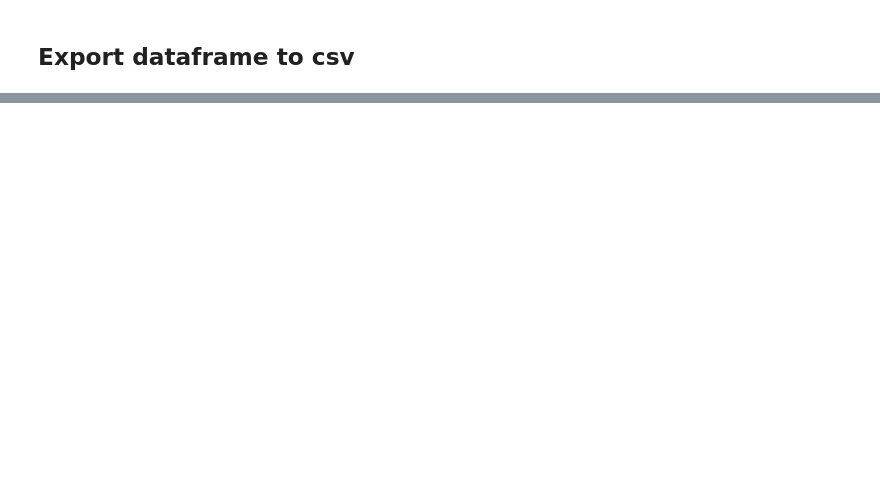
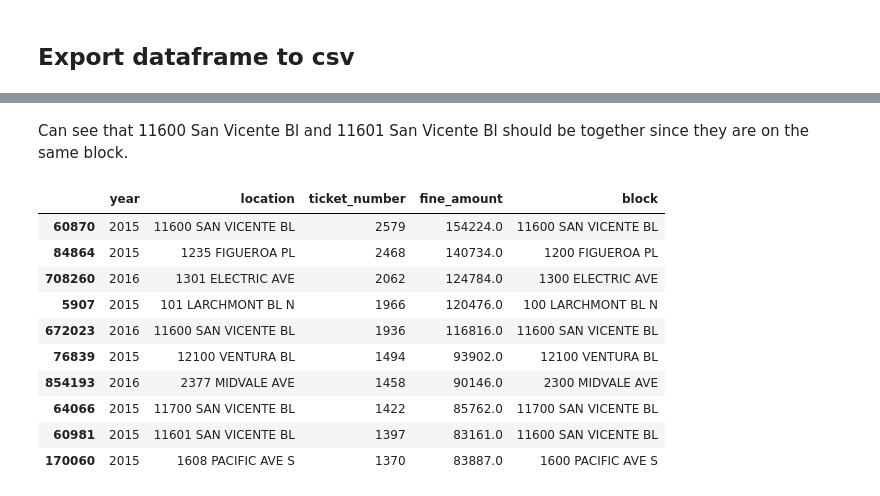
Before and after one commit to jachen36/2018_la_parking_citation, a Jupyter notebook: Export For tableau.ipynb, the cells around one changed output, grey strips where cells are left out. Cells and saved outputs as stored; diff of their text form; code cells hidden in the pictures; blank space fills up the shorter version.

```diff
--- a/Export For tableau.ipynb
+++ b/Export For tableau.ipynb
@@ -141,0 +158,4 @@ df.to_csv('dataset/la_citation_tableau.csv', index = False)
+# %%
+print(street_citations.shape)
+street_citations.sort_values(by= 'ticket_number', ascending=False, inplace=True)
+street_citations.head(10)
@@ -141,0 +175,29 @@ df.to_csv('dataset/la_citation_tableau.csv', index = False)
+# %% [markdown]
+Can see that 11600 San Vicente Bl and 11601 San Vicente Bl should be together since they are on the same block.
+# %%
+## Split location by first space character which is usually the street number
+tmp = street_citations.location.str.partition(' ')
+## Get index where location has correct street numbering
+with_streetnumber = tmp[0].str.isdigit()
+tmp = tmp[with_streetnumber] ## Remove incorrect addressing
+## Convert to integer and floor integer to its nearest hundred place
+tmp[0] = (pd.to_numeric(tmp[0])//100 * 100).astype('str')
+# %%
+## Remove incorrect addressing
+street_citations = street_citations[with_streetnumber]
+# %%
+street_citations['block'] = tmp[0] + ' ' + tmp[2]
+# %%
+street_citations.head(10)
+# %% [output]
+|  | year | location | ticket_number | fine_amount | block |
+| 60870 | 2015 | 11600 SAN VICENTE BL | 2579 | 154224.0 | 11600 SAN VICENTE BL |
+| 84864 | 2015 | 1235 FIGUEROA PL | 2468 | 140734.0 | 1200 FIGUEROA PL |
+| 708260 | 2016 | 1301 ELECTRIC AVE | 2062 | 124784.0 | 1300 ELECTRIC AVE |
+| 5907 | 2015 | 101 LARCHMONT BL N | 1966 | 120476.0 | 100 LARCHMONT BL N |
+| 672023 | 2016 | 11600 SAN VICENTE BL | 1936 | 116816.0 | 11600 SAN VICENTE BL |
+| 76839 | 2015 | 12100 VENTURA BL | 1494 | 93902.0 | 12100 VENTURA BL |
+| 854193 | 2016 | 2377 MIDVALE AVE | 1458 | 90146.0 | 2300 MIDVALE AVE |
+| 64066 | 2015 | 11700 SAN VICENTE BL | 1422 | 85762.0 | 11700 SAN VICENTE BL |
+| 60981 | 2015 | 11601 SAN VICENTE BL | 1397 | 83161.0 | 11600 SAN VICENTE BL |
+| 170060 | 2015 | 1608 PACIFIC AVE S | 1370 | 83887.0 | 1600 PACIFIC AVE S |
```
Also changed, not shown: parts of 20 cells of this notebook, 3 other files.
